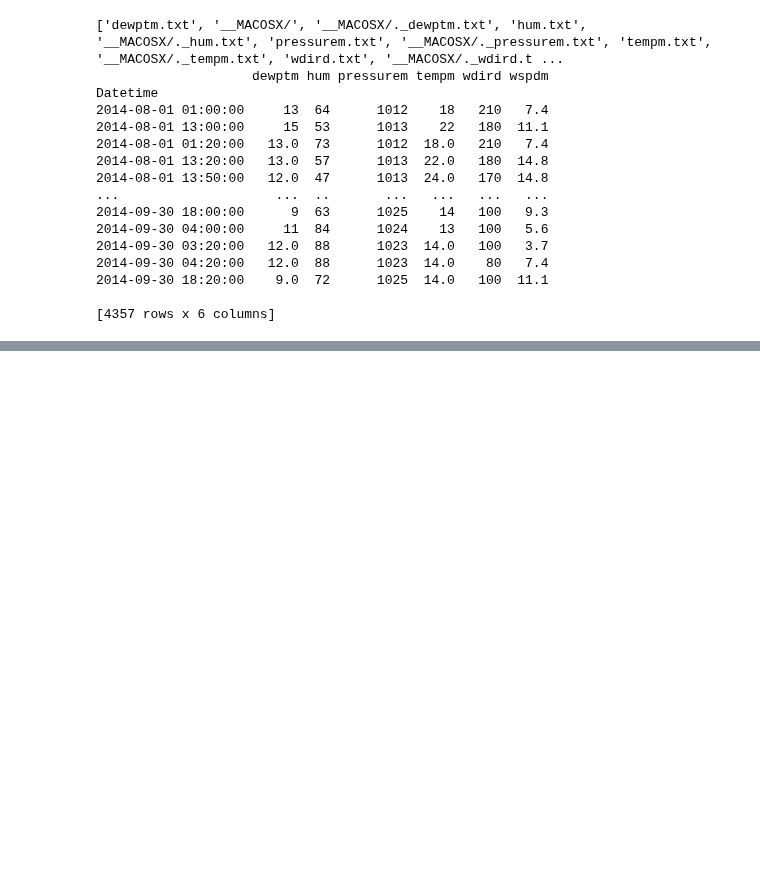
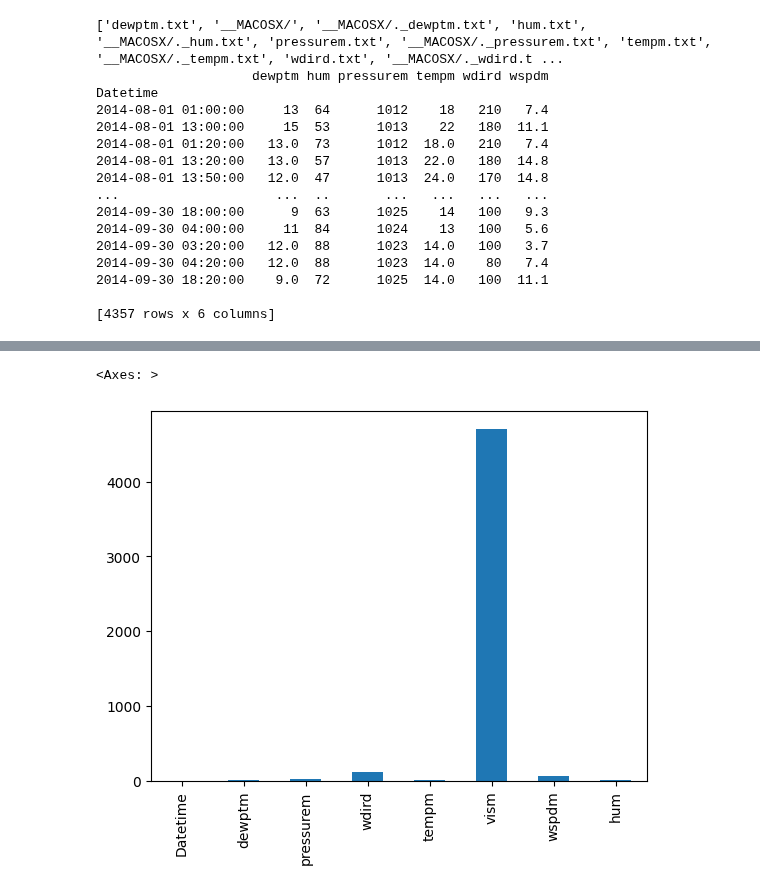
Before and after one commit to victorhg/aai-530-final-project, a Jupyter notebook: data_preprocessing/weather_prepocessing.ipynb, the cells around one changed output, grey strips where cells are left out. Drawn from its saved outputs; the diff is of its cells as text; code cells hidden in the pictures; blank space fills up the shorter version.

Commit message:
updated weather eda

```diff
--- a/data_preprocessing/weather_prepocessing.ipynb
+++ b/data_preprocessing/weather_prepocessing.ipynb
@@ -75,7 +78,6 @@ Datetime
 [8222 rows x 7 columns]
 # %%
 weather_data2 = []
-
 # Check if the file is a zip file
 if file_list[1].endswith('.zip'):
     with zipfile.ZipFile(file_list[1], 'r') as zip_ref:
@@ -113,10 +115,11 @@ if file_list[1].endswith('.zip'):
                 all_data.append(variable_final)
 
         # Concatenate all DataFrames with an outer join to match indices (Datetime)
-        weather_data1 = pd.concat(all_data, axis=1, join='outer')
+        weather_data2 = pd.concat(all_data, axis=1, join='outer')
 
+weather_data2 = pd.DataFrame(weather_data2)  # Convert to DataF
 # Print the final combined DataFrame
-print(weather_data1)
+print(weather_data2)
 # %% [output]
 ['dewptm.txt', '__MACOSX/', '__MACOSX/._dewptm.txt', 'hum.txt', '__MACOSX/._hum.txt', 'pressurem.txt', '__MACOSX/._pressurem.txt', 'tempm.txt', '__MACOSX/._tempm.txt', 'wdird.txt', '__MACOSX/._wdird.t ...
                     dewptm hum pressurem tempm wdird wspdm
@@ -134,3 +137,6 @@ Datetime
 2014-09-30 18:20:00    9.0  72      1025  14.0   100  11.1
 
 [4357 rows x 6 columns]
+# %%
+weather_data = pd.concat([weather_data1, weather_data2], axis=0)
+weather_data
@@ -136,0 +158,4 @@ Datetime
+# %%
+weather_data = weather_data.apply(pd.to_numeric, errors='coerce')
+weather_data.info()
+weather_data = weather_data.reset_index()
@@ -136,0 +189,6 @@ Datetime
+# %%
+weather_data.replace(-9999.0, np.nan, inplace=True)
+weather_data.isna().sum().plot.bar()
+# %% [output]
+<Axes: >
+[figure, added]
```
Also changed, not shown: parts of 6 cells of this notebook, 1 other file.
